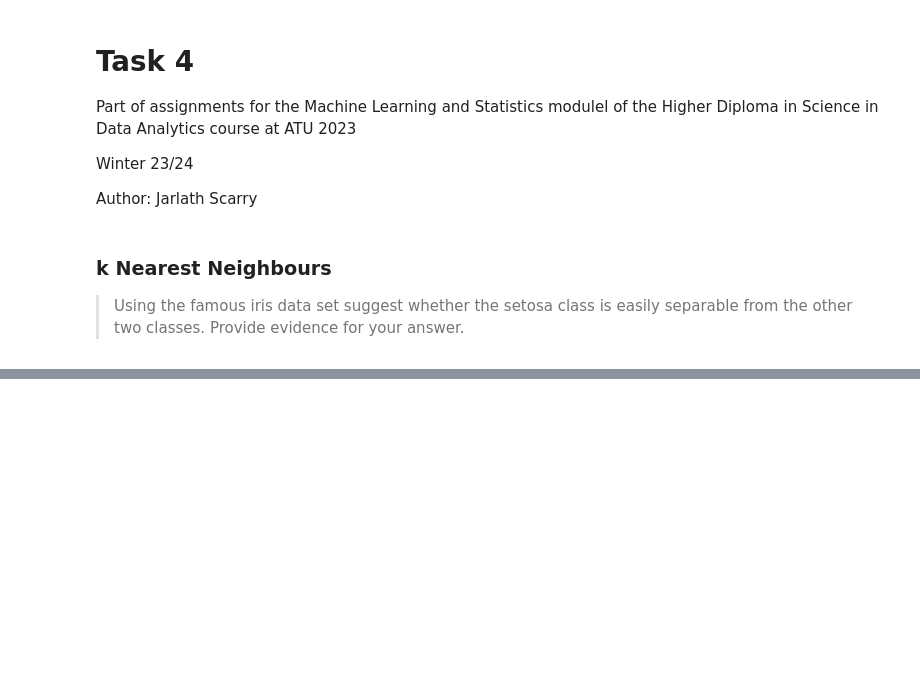
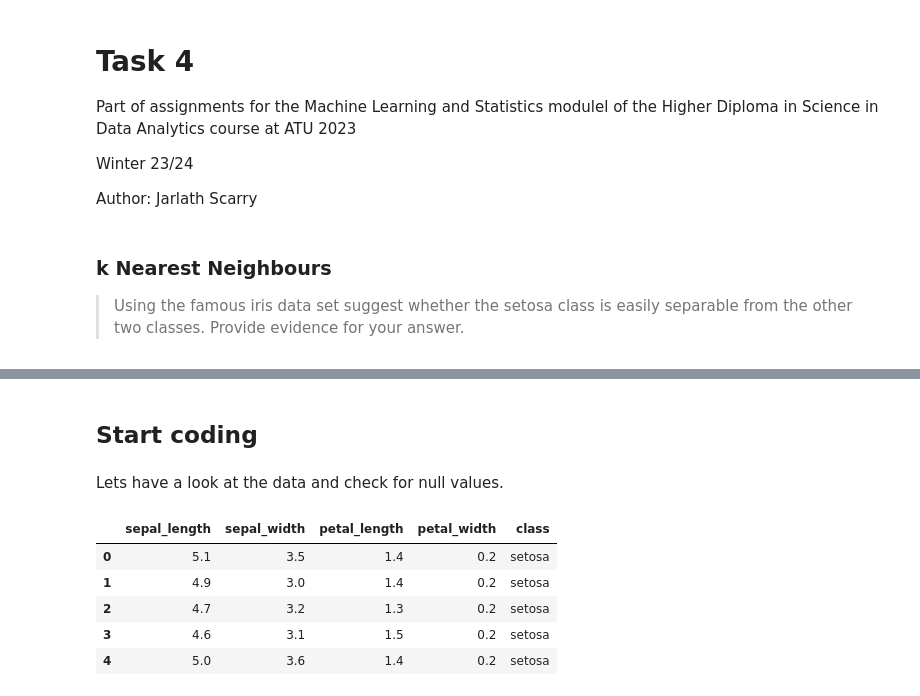
Before and after one commit to JScarry/MLAS_project, a Jupyter notebook: Tasks/tasks.ipynb, the cells around one changed output, grey strips where cells are left out. Drawn from its saved outputs; the diff is of its cells as text; code cells hidden in the pictures; blank space fills up the shorter version.

Commit message:
start task5. tidy all tasks

```diff
--- a/Tasks/tasks.ipynb
+++ b/Tasks/tasks.ipynb
@@ -976,3 +985,5 @@ Scikit-learn has good documentation and a broad library of functions. It is an e
+# %% [markdown]
+## Start coding
 # %%
 # Machine Learning.
 import sklearn as sk
@@ -981,0 +1003,12 @@ import pandas as pd
+# %% [markdown]
+Lets have a look at the data and check for null values.
+# %%
+iris = pd.read_csv(r"data\iris_task4.csv")
+iris.head()
+# %% [output]
+|  | sepal_length | sepal_width | petal_length | petal_width | class |
+| 0 | 5.1 | 3.5 | 1.4 | 0.2 | setosa |
+| 1 | 4.9 | 3.0 | 1.4 | 0.2 | setosa |
+| 2 | 4.7 | 3.2 | 1.3 | 0.2 | setosa |
+| 3 | 4.6 | 3.1 | 1.5 | 0.2 | setosa |
+| 4 | 5.0 | 3.6 | 1.4 | 0.2 | setosa |
```
Also changed, not shown: parts of 27 cells of this notebook, 5 other files.
